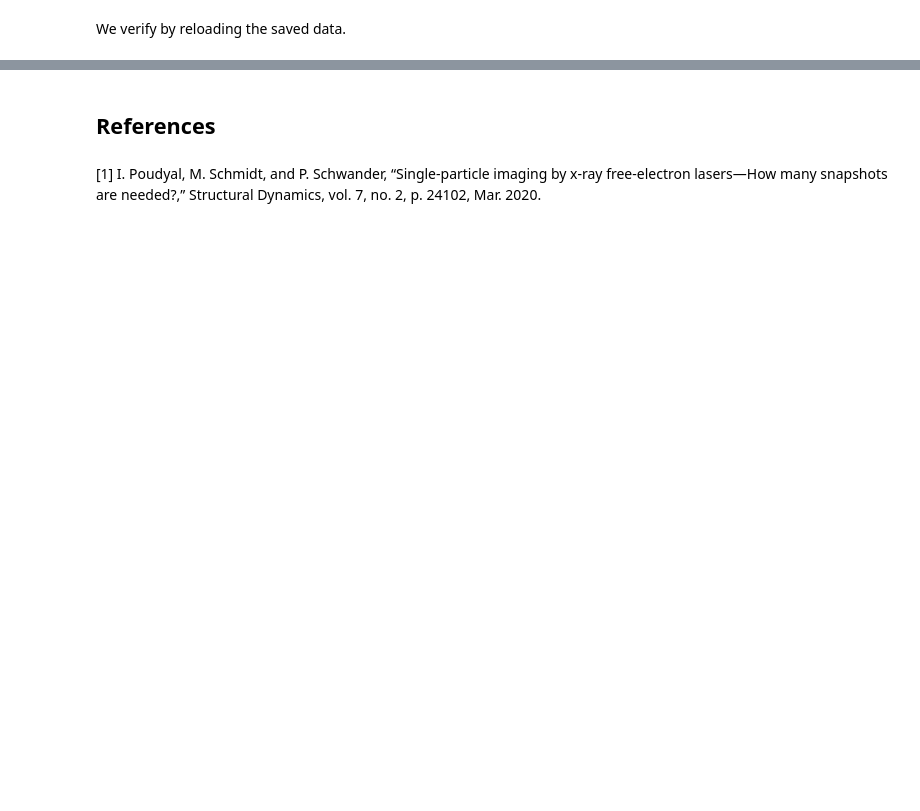
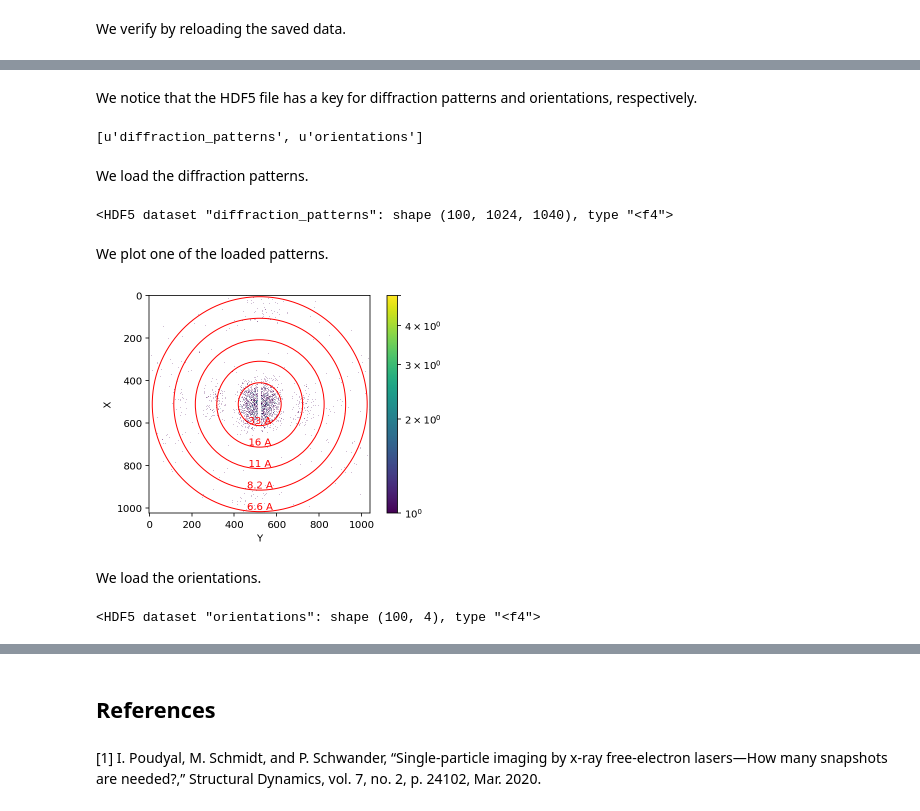
Before and after one commit to chuckie82/skopi, a Jupyter notebook: examples/notebooks/cspi_generate_synthetic_dataset.ipynb, the cells around one changed output, grey strips where cells are left out. Drawn from its saved outputs; the diff is of its cells as text; code cells hidden in the pictures; blank space fills up the shorter version.

Commit message:
Modify cspi_generate_synthetic_dataset.ipynb to save dataset in HDF5

```diff
--- a/examples/notebooks/cspi_generate_synthetic_dataset.ipynb
+++ b/examples/notebooks/cspi_generate_synthetic_dataset.ipynb
@@ -262,3 +277,2 @@ We define file paths for the diffraction patterns and orientations. Note that we
 # %%
-cspi_synthetic_dataset_diffraction_patterns_file = os.path.join(output_dir, 'cspi_synthetic_dataset_diffraction_patterns_{}x{}.npy'.format(diffraction_patterns.shape[1], diffraction_patterns.shape[2]))
-cspi_synthetic_dataset_orientations_file = os.path.join(output_dir, 'cspi_synthetic_dataset_orientations.npy')
+cspi_synthetic_dataset_file = os.path.join(output_dir, 'cspi_synthetic_dataset_diffraction_patterns_{}x{}.hdf5'.format(diffraction_patterns.shape[1], diffraction_patterns.shape[2]))
@@ -278,0 +289,2 @@ np.save(cspi_synthetic_dataset_orientations_file, orientations)
+# %%
+diffraction_patterns_dataset_name = "diffraction_patterns"
@@ -288,0 +307,28 @@ np.load(cspi_synthetic_dataset_orientations_file).shape
+# %%
+cspi_synthetic_dataset_file_handle = h5.File(cspi_synthetic_dataset_file, "r")
+# %% [markdown]
+We notice that the HDF5 file has a key for diffraction patterns and orientations, respectively.
+# %%
+list(cspi_synthetic_dataset_file_handle.keys())
+# %% [output]
+[u'diffraction_patterns', u'orientations']
+# %% [markdown]
+We load the diffraction patterns.
+# %%
+cspi_synthetic_dataset_file_handle[diffraction_patterns_dataset_name]
+# %% [output]
+<HDF5 dataset "diffraction_patterns": shape (100, 1024, 1040), type "<f4">
+# %% [markdown]
+We plot one of the loaded patterns.
+# %%
+diffraction_pattern = cspi_synthetic_dataset_file_handle[diffraction_patterns_dataset_name][0]
+plt.figure()
+viz.imshow(diffraction_pattern)
+# %% [output]
+[figure, added]
+# %% [markdown]
+We load the orientations.
+# %%
+cspi_synthetic_dataset_file_handle[orientations_dataset_name]
+# %% [output]
+<HDF5 dataset "orientations": shape (100, 4), type "<f4">
```
Also changed, not shown: parts of 24 cells of this notebook.
